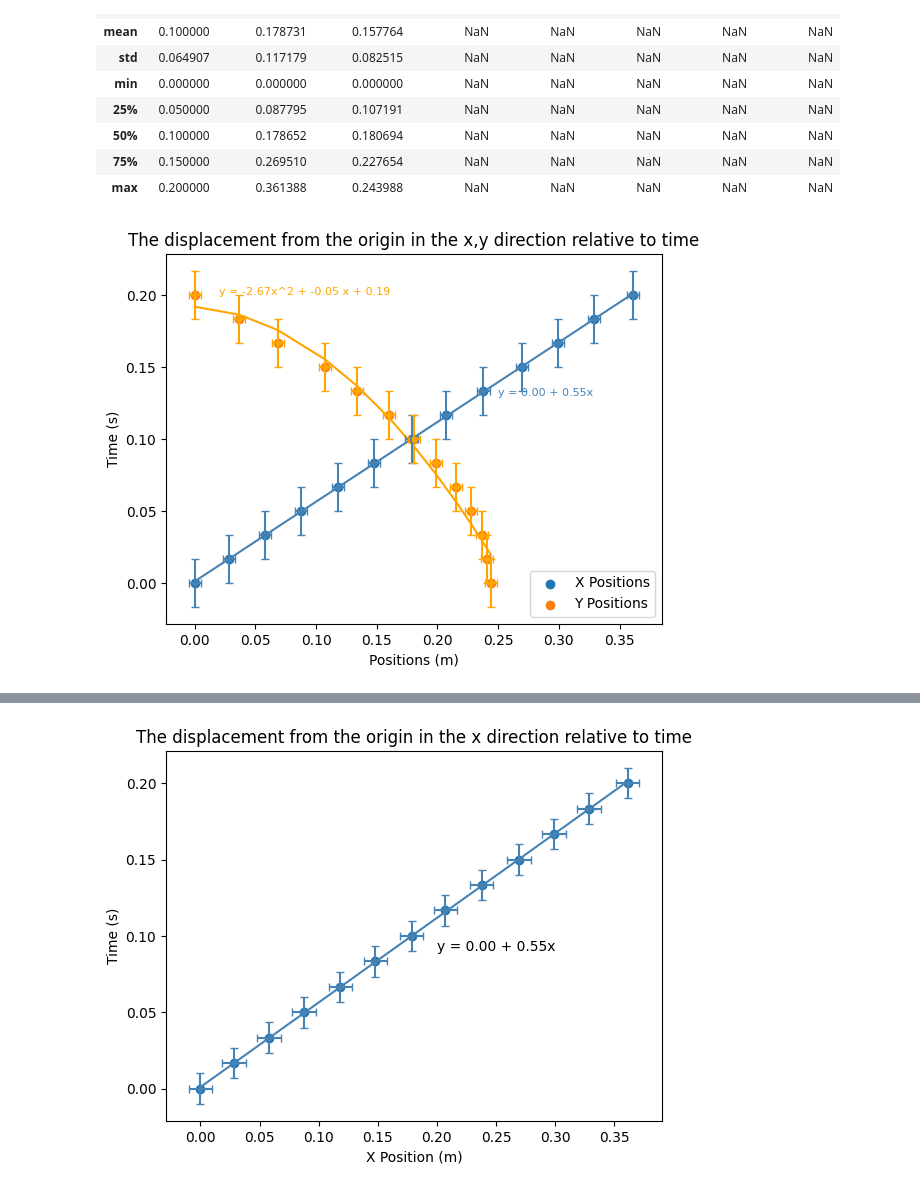
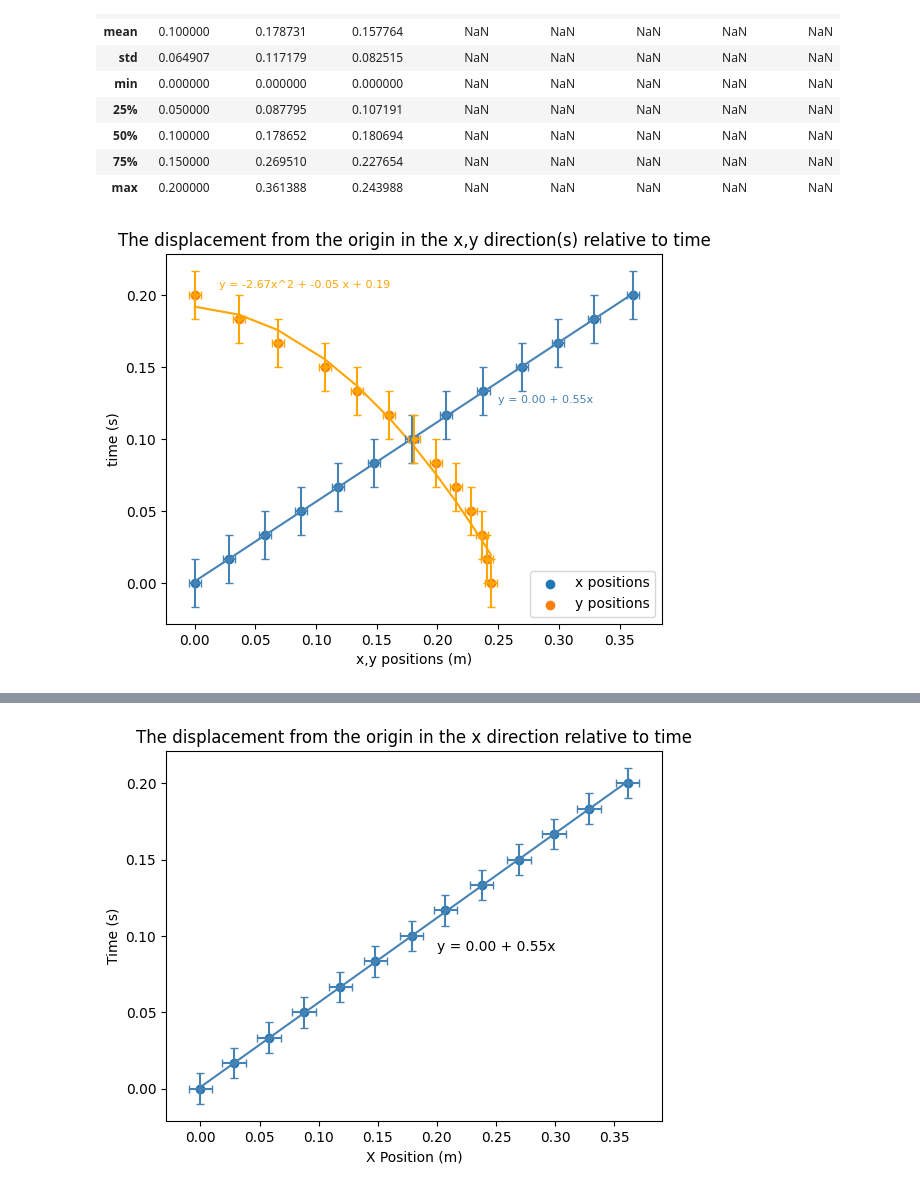
Before and after one commit to ClarkieUK/Data-Analysis, a Jupyter notebook: projectile-motion.ipynb, the cells around one changed output, grey strips where cells are left out. Drawn from its saved outputs; the diff is of its cells as text; code cells hidden in the pictures.

```diff
--- a/projectile-motion.ipynb
+++ b/projectile-motion.ipynb
@@ -36,38 +36,38 @@ y = time
 
 #find line of best fit
 a, b, c = np.polyfit(x, y, 2)
 a2,b2,c2 = np.polyfit(x_2,y,2)
 
 #add points to plot
 plt.scatter(x, y, color='white')
 plt.scatter(x_2,y,color='white')
 
-plt.xlabel("Positions (m)")
-plt.ylabel("Time (s)")
+plt.xlabel("x,y positions (m)")
+plt.ylabel("time (s)")
 
-plt.title("The displacement from the origin in the x,y direction relative to time")
+plt.title("The displacement from the origin in the x,y direction(s) relative to time")
 
 #polynomial fit with degree = 2
 
-plt.scatter(x, y,label="X Positions")
-plt.scatter(x_2,y,label="Y Positions")
+plt.scatter(x, y,label="x positions")
+plt.scatter(x_2,y,label="y positions")
 plt.legend()
 
 d, e, f  = np.polyfit(x_2,y,2)
 a, b = np.polyfit(x, y, 1)
 #add line of best fit to plot
 plt.plot(x_2,d*x_2**2+e*x_2+f,color='orange')
 plt.plot(x, a*x+b,color='steelblue')
-plt.text(0.25, 0.13, 'y = ' + '{:.2f}'.format(b) + ' + {:.2f}'.format(a) + 'x', size=8,color='steelblue')
-plt.text(0.02, 0.2, 'y = '+'{:.2f}'.format(d)+'x^2 + '+'{:.2f}'.format(e)+' x + '+'{:.2f}'.format(f),size=8,color='orange')
+plt.text(0.25, 0.125, 'y = ' + '{:.2f}'.format(b) + ' + {:.2f}'.format(a) + 'x', size=8,color='steelblue')
+plt.text(0.02, 0.205, 'y = '+'{:.2f}'.format(d)+'x^2 + '+'{:.2f}'.format(e)+' x + '+'{:.2f}'.format(f),size=8,color='orange')
 plt.errorbar(x, y, xerr=0.005,fmt='.',capsize=3,color='steelblue')
 plt.errorbar(x, y, yerr=0.0167, fmt=".",capsize=3,color='steelblue')
 
 plt.errorbar(x_2, y, xerr=0.005,fmt='.',capsize=3,color='orange')
 plt.errorbar(x_2, y, yerr=0.0167, fmt=".",capsize=3,color='orange')
 #plt.legend(["First data with x","Second data with y"])
 
 plt.savefig("positionsagainsttime.png")
 plt.show()
 # %% [output]
-[figure, old version]
+[figure, new version]
```
Also changed, not shown: parts of 2 cells of this notebook, 1 other file.
